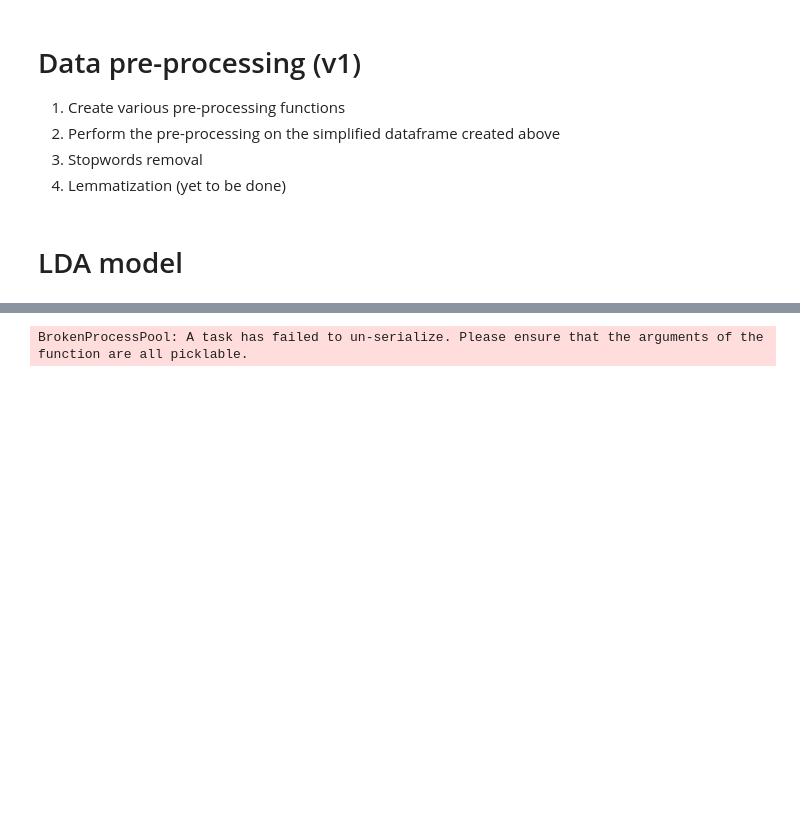
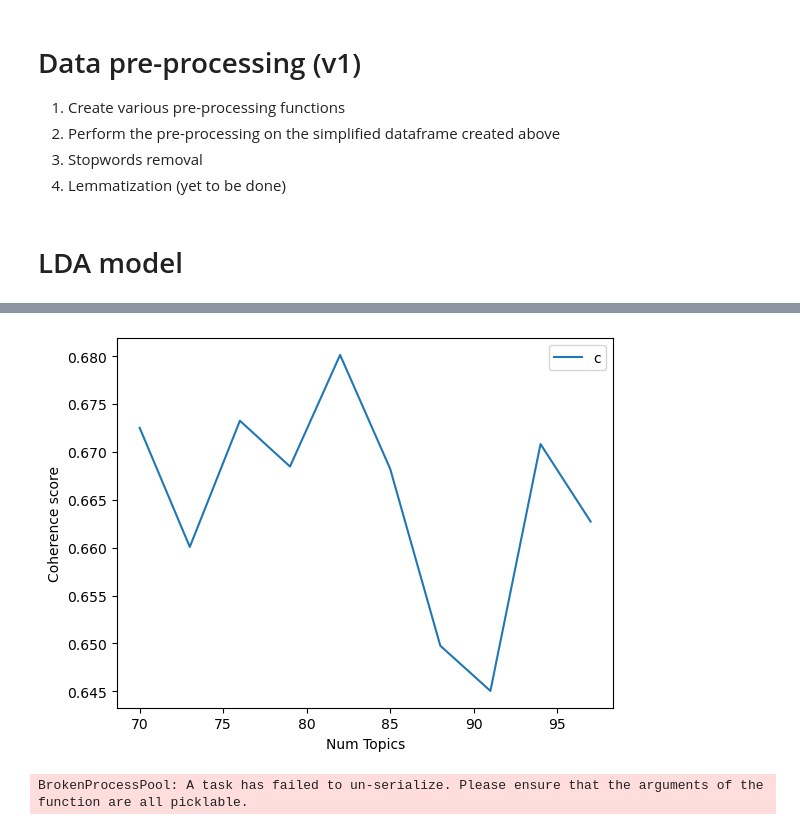
Before and after one commit to gustavn19/Fagprojekt, a Jupyter notebook: js_LDA.ipynb, the cells around one changed output, grey strips where cells are left out. Drawn from its saved outputs; the diff is of its cells as text; code cells hidden in the pictures; blank space fills up the shorter version.

```diff
--- a/js_LDA.ipynb
+++ b/js_LDA.ipynb
@@ -153,0 +234,19 @@ pprint(lda_model.print_topic(299))
+# %%
+dictionary = id2word
+corpus = corpus
+texts = processed_kw_list
+limit = 100
+start = 70
+step = 3
+
+model_list, coherence_values = compute_coherence_values(dictionary=id2word, corpus=corpus, texts=texts, limit=limit, start=start, step=step)
+# %%
+# Show graph
+x = range(start, limit, step)
+plt.plot(x, coherence_values)
+plt.xlabel("Num Topics")
+plt.ylabel("Coherence score")
+plt.legend(("coherence_values"), loc='best')
+plt.show()
+# %% [output]
+[figure, added]
```
Also changed, not shown: parts of 9 cells of this notebook, 1 other file.
